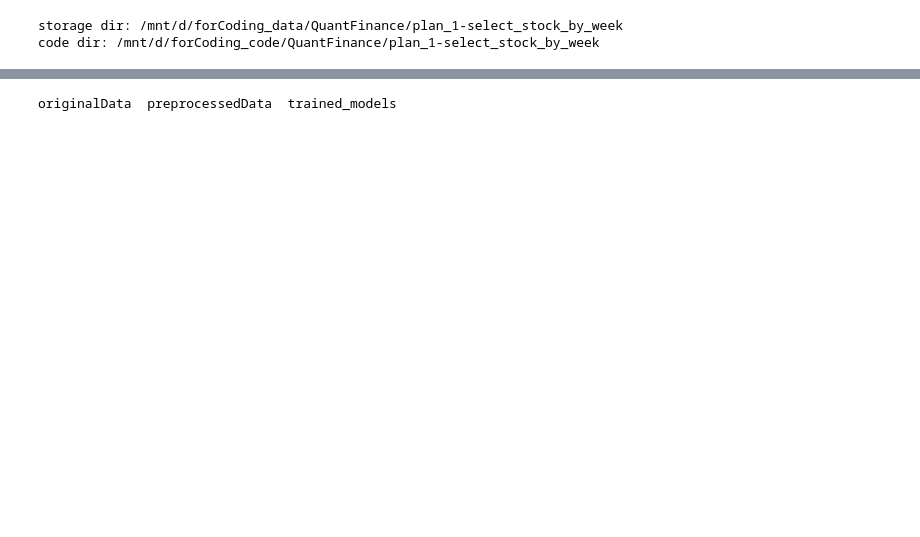
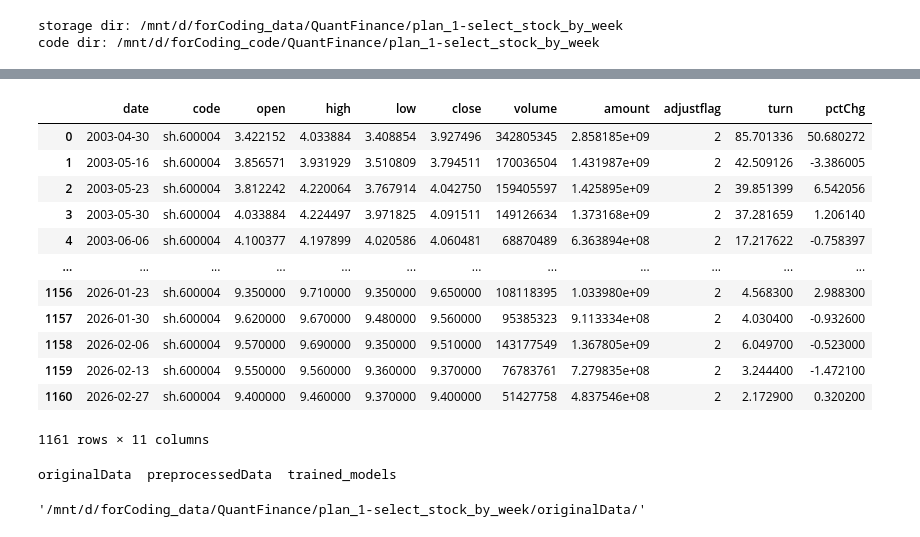
Before and after one commit to XMK233/QuantFinance, a Jupyter notebook: plan_1-select_stock_by_week/1.0-runner.ipynb, the cells around one changed output, grey strips where cells are left out. Cells and saved outputs as stored; diff of their text form; code cells hidden in the pictures; blank space fills up the shorter version.

```diff
--- a/plan_1-select_stock_by_week/1.0-runner.ipynb
+++ b/plan_1-select_stock_by_week/1.0-runner.ipynb
@@ -24,4 +43,26 @@ code dir: /mnt/d/forCoding_code/QuantFinance/plan_1-select_stock_by_week
+# %%
+df_k = pd.read_csv("/mnt/d/forCoding_data/QuantFinance/plan_1-select_stock_by_week/originalData/sh.600004.csv")
+# %%
+df_k
+# %% [output]
+|  | date | code | open | high | low | close | volume | amount | adjustflag | turn | pctChg |
+| 0 | 2003-04-30 | sh.600004 | 3.422152 | 4.033884 | 3.408854 | 3.927496 | 342805345 | 2.858185e+09 | 2 | 85.701336 | 50.680272 |
+| 1 | 2003-05-16 | sh.600004 | 3.856571 | 3.931929 | 3.510809 | 3.794511 | 170036504 | 1.431987e+09 | 2 | 42.509126 | -3.386005 |
+| 2 | 2003-05-23 | sh.600004 | 3.812242 | 4.220064 | 3.767914 | 4.042750 | 159405597 | 1.425895e+09 | 2 | 39.851399 | 6.542056 |
+| 3 | 2003-05-30 | sh.600004 | 4.033884 | 4.224497 | 3.971825 | 4.091511 | 149126634 | 1.373168e+09 | 2 | 37.281659 | 1.206140 |
+| 4 | 2003-06-06 | sh.600004 | 4.100377 | 4.197899 | 4.020586 | 4.060481 | 68870489 | 6.363894e+08 | 2 | 17.217622 | -0.758397 |
+| ... | ... | ... | ... | ... | ... | ... | ... | ... | ... | ... | ... |
+| 1156 | 2026-01-23 | sh.600004 | 9.350000 | 9.710000 | 9.350000 | 9.650000 | 108118395 | 1.033980e+09 | 2 | 4.568300 | 2.988300 |
+| 1157 | 2026-01-30 | sh.600004 | 9.620000 | 9.670000 | 9.480000 | 9.560000 | 95385323 | 9.113334e+08 | 2 | 4.030400 | -0.932600 |
+| 1158 | 2026-02-06 | sh.600004 | 9.570000 | 9.690000 | 9.350000 | 9.510000 | 143177549 | 1.367805e+09 | 2 | 6.049700 | -0.523000 |
+| 1159 | 2026-02-13 | sh.600004 | 9.550000 | 9.560000 | 9.360000 | 9.370000 | 76783761 | 7.279835e+08 | 2 | 3.244400 | -1.472100 |
+| 1160 | 2026-02-27 | sh.600004 | 9.400000 | 9.460000 | 9.370000 | 9.400000 | 51427758 | 4.837546e+08 | 2 | 2.172900 | 0.320200 |
+1161 rows × 11 columns
 # %%
 !ls /mnt/d/forCoding_data/QuantFinance/plan_1-select_stock_by_week
 # %% [output]
 originalData  preprocessedData  trained_models
+# %%
+create_originalData_path("")
+# %% [output]
+'/mnt/d/forCoding_data/QuantFinance/plan_1-select_stock_by_week/originalData/'
```
Also changed, not shown: parts of 15 cells of this notebook, 11 other files.
